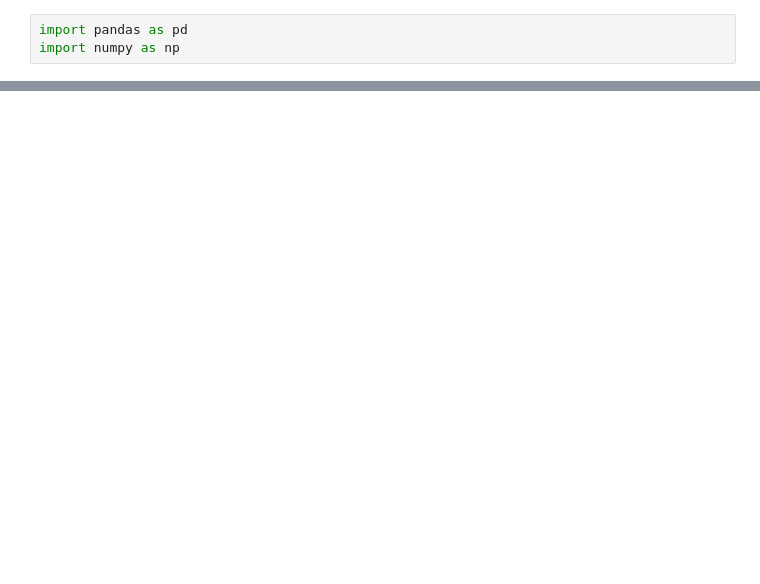
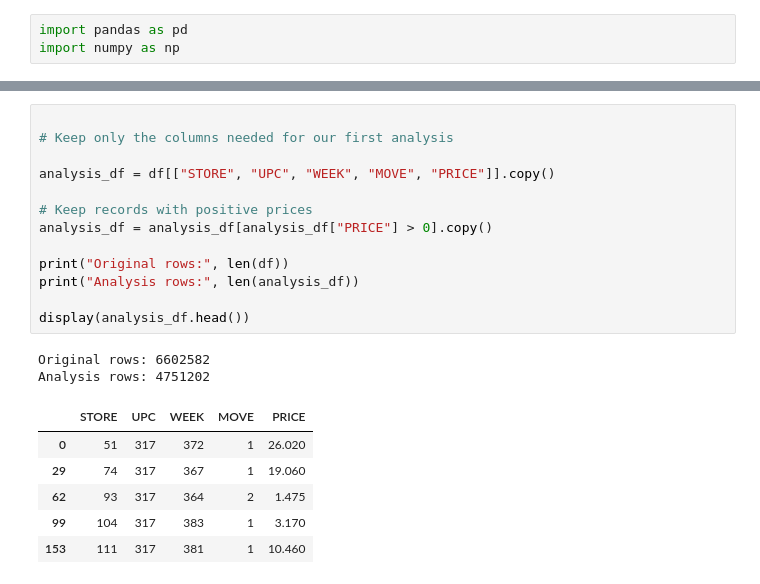
Before and after one commit to Ashokyadhav/Econocausal, a Jupyter notebook: Econocasual.ipynb, the cells around one changed output, grey strips where cells are left out. Saved outputs shown, nothing was run; the diff lists cells and outputs as text; blank space fills up the shorter version.

```diff
--- a/Econocasual.ipynb
+++ b/Econocasual.ipynb
@@ -137,0 +232,22 @@ OK unique values:
+# %%
+
+# Keep only the columns needed for our first analysis
+
+analysis_df = df[["STORE", "UPC", "WEEK", "MOVE", "PRICE"]].copy()
+
+# Keep records with positive prices
+analysis_df = analysis_df[analysis_df["PRICE"] > 0].copy()
+
+print("Original rows:", len(df))
+print("Analysis rows:", len(analysis_df))
+
+display(analysis_df.head())
+# %% [output]
+Original rows: 6602582
+Analysis rows: 4751202
+|  | STORE | UPC | WEEK | MOVE | PRICE |
+| 0 | 51 | 317 | 372 | 1 | 26.020 |
+| 29 | 74 | 317 | 367 | 1 | 19.060 |
+| 62 | 93 | 317 | 364 | 2 | 1.475 |
+| 99 | 104 | 317 | 383 | 1 | 3.170 |
+| 153 | 111 | 317 | 381 | 1 | 10.460 |
```
Also changed, not shown: parts of 22 cells of this notebook.
